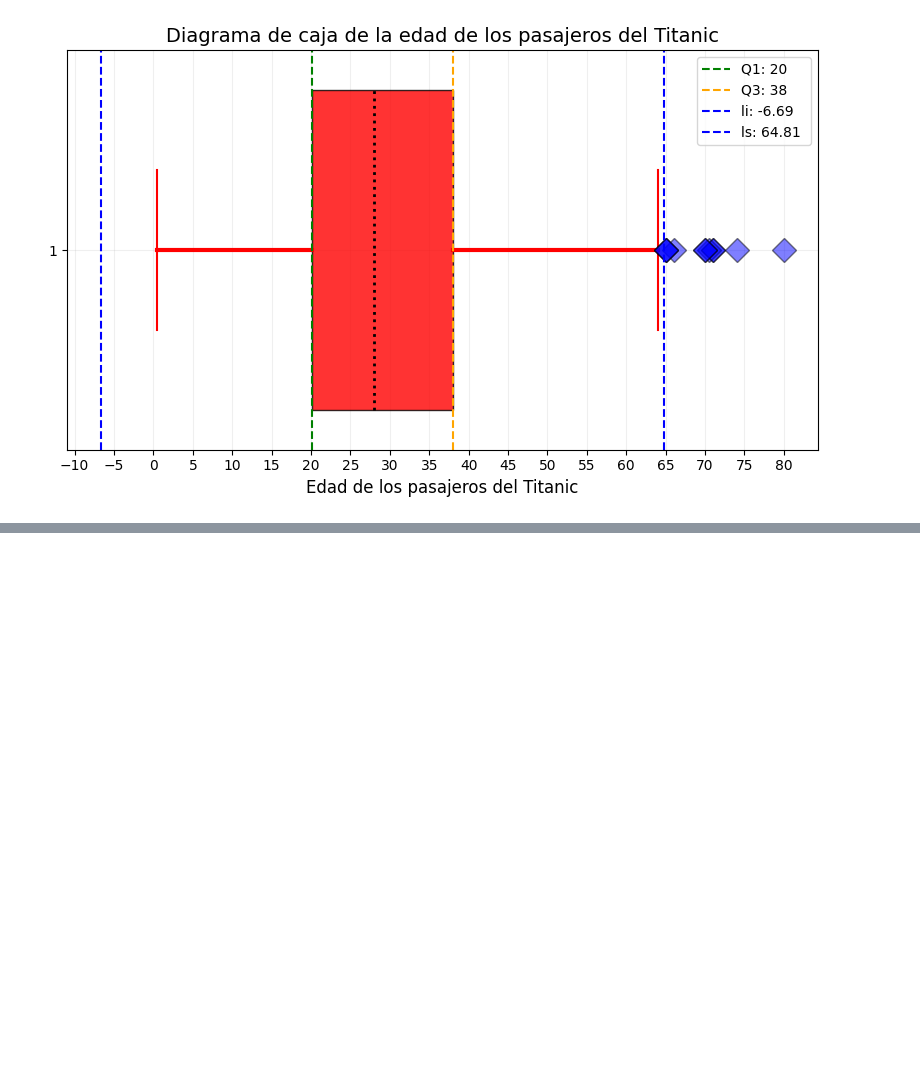
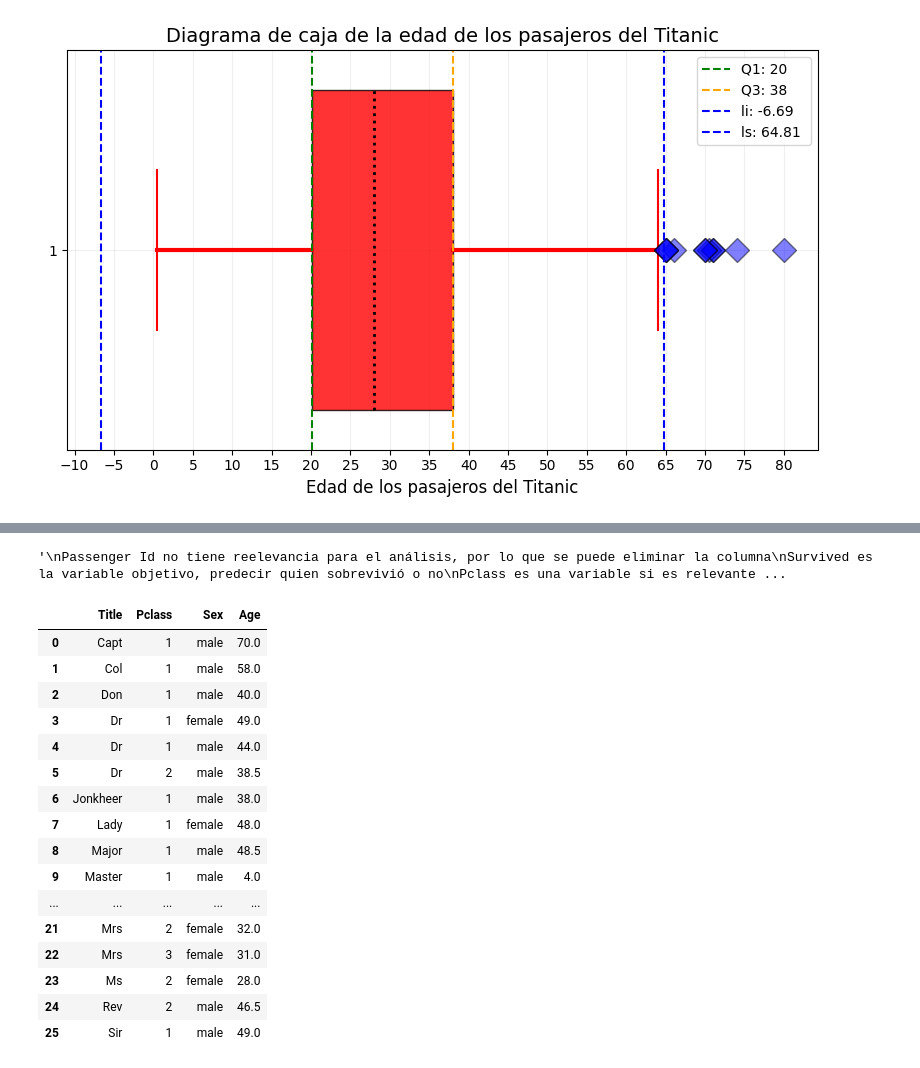
Before and after one commit to ander-coar/TitanicML, a Jupyter notebook: notebooks/01_eda.ipynb, the cells around one changed output, grey strips where cells are left out. Saved outputs shown, nothing was run; the diff lists cells and outputs as text; code cells hidden in the pictures; blank space fills up the shorter version.

```diff
--- a/notebooks/01_eda.ipynb
+++ b/notebooks/01_eda.ipynb
@@ -207,0 +333,36 @@ plt.show() # es para mostrar el grafico en pantalla
+# %%
+"""
+Passenger Id no tiene reelevancia para el análisis, por lo que se puede eliminar la columna
+Survived es la variable objetivo, predecir quien sobrevivió o no
+Pclass es una variable si es relevante por que no da información sobre la clase socioeconómica de los pasajeros
+Name no es relevante para el análisis, pero se puede extraer el título que puede ser relevante para conectarlos con otras variables
+Sex es relevante para el análisis porque puede influir en la supervivencia
+Age es relevante para el análisis porque puede influir en la supervivencia
+SibSp es relevante para el análisis porque puede influir en la supervivencia
+Parch es relevante para el análisis porque puede influir en la supervivencia
+Ticket no es relevante para el análisis, pero puede tener información oculta sobre la clase socioeconómica de los pasajeros pero para eso tenemos pclass
+Fare es relevante para el análisis porque puede influir en la supervivencia
+Cabin tiene muchos valores faltantes y no es relevante para el análisis, por lo que se puede eliminar la columna
+"""
+# %% [output]
+'\nPassenger Id no tiene reelevancia para el análisis, por lo que se puede eliminar la columna\nSurvived es la variable objetivo, predecir quien sobrevivió o no\nPclass es una variable si es relevante ...
+# %%
+df.groupby(['Title', 'Pclass', 'Sex'])['Age'].median().reset_index()
+# %% [output]
+|  | Title | Pclass | Sex | Age |
+| 0 | Capt | 1 | male | 70.0 |
+| 1 | Col | 1 | male | 58.0 |
+| 2 | Don | 1 | male | 40.0 |
+| 3 | Dr | 1 | female | 49.0 |
+| 4 | Dr | 1 | male | 44.0 |
+| 5 | Dr | 2 | male | 38.5 |
+| 6 | Jonkheer | 1 | male | 38.0 |
+| 7 | Lady | 1 | female | 48.0 |
+| 8 | Major | 1 | male | 48.5 |
+| 9 | Master | 1 | male | 4.0 |
+| ... | ... | ... | ... | ... |
+| 21 | Mrs | 2 | female | 32.0 |
+| 22 | Mrs | 3 | female | 31.0 |
+| 23 | Ms | 2 | female | 28.0 |
+| 24 | Rev | 2 | male | 46.5 |
+| 25 | Sir | 1 | male | 49.0 |
```
Also changed, not shown: parts of 26 cells of this notebook, 2 other files.
